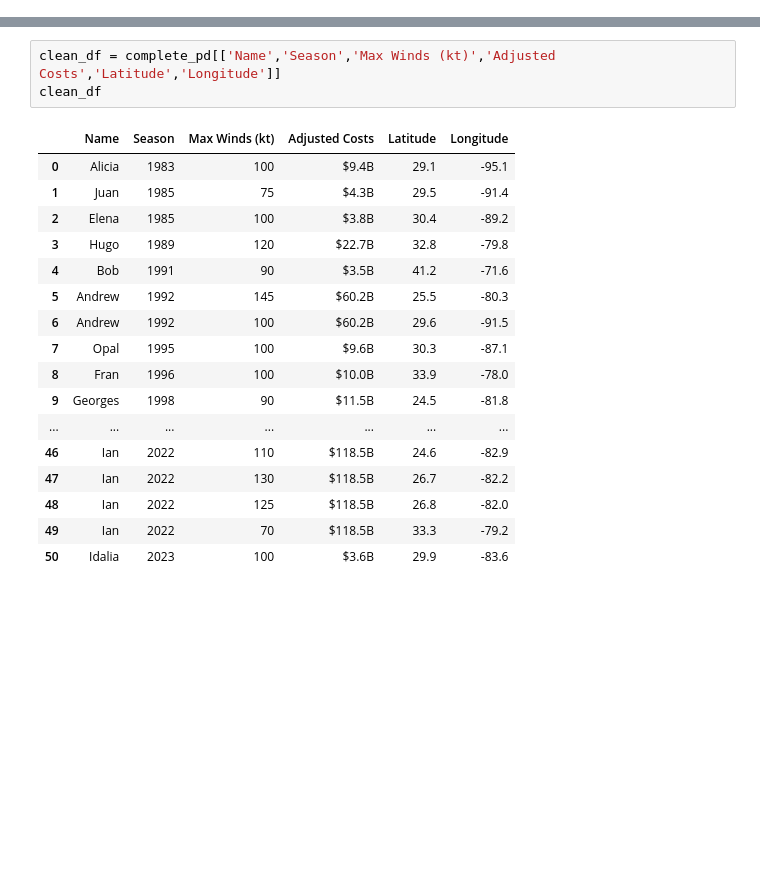
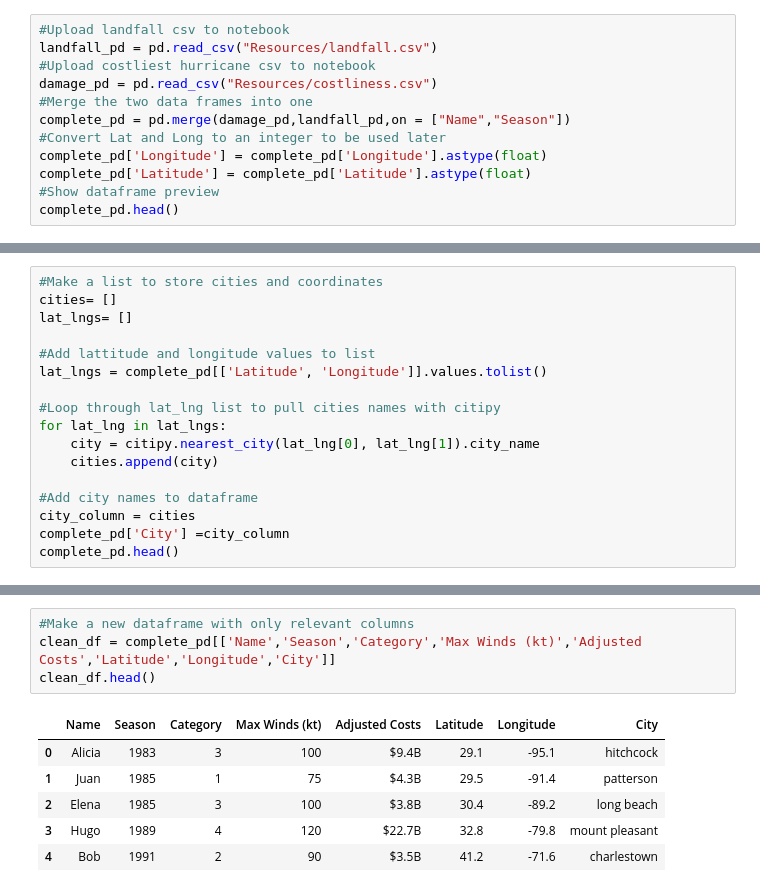
Before and after one commit to chrisadamsv/Dream-Team-Project1, a Jupyter notebook: Project_Data/Group 4 Project 1 MAIN.ipynb, the cells around one changed output, grey strips where cells are left out. Cells and saved outputs as stored; diff of their text form; blank space fills up the shorter version.

Commit message:
Updating repository with clean notebook.

```diff
--- a/Project_Data/Group 4 Project 1 MAIN.ipynb
+++ b/Project_Data/Group 4 Project 1 MAIN.ipynb
@@ -52,0 +15,12 @@ complete_pd
+# %%
+#Upload landfall csv to notebook
+landfall_pd = pd.read_csv("Resources/landfall.csv")
+#Upload costliest hurricane csv to notebook
+damage_pd = pd.read_csv("Resources/costliness.csv")
+#Merge the two data frames into one
+complete_pd = pd.merge(damage_pd,landfall_pd,on = ["Name","Season"])
+#Convert Lat and Long to an integer to be used later
+complete_pd['Longitude'] = complete_pd['Longitude'].astype(float)
+complete_pd['Latitude'] = complete_pd['Latitude'].astype(float)
+#Show dataframe preview
+complete_pd.head()
@@ -52,0 +34,17 @@ complete_pd
+# %%
+#Make a list to store cities and coordinates
+cities= []
+lat_lngs= []
+
+#Add lattitude and longitude values to list
+lat_lngs = complete_pd[['Latitude', 'Longitude']].values.tolist()
+
+#Loop through lat_lng list to pull cities names with citipy
+for lat_lng in lat_lngs:
+    city = citipy.nearest_city(lat_lng[0], lat_lng[1]).city_name
+    cities.append(city)
+
+#Add city names to dataframe
+city_column = cities
+complete_pd['City'] =city_column
+complete_pd.head()
@@ -53,21 +58,11 @@ complete_pd
 # %%
-clean_df = complete_pd[['Name','Season','Max Winds (kt)','Adjusted Costs','Latitude','Longitude']]
-clean_df
+#Make a new dataframe with only relevant columns
+clean_df = complete_pd[['Name','Season','Category','Max Winds (kt)','Adjusted Costs','Latitude','Longitude','City']]
+clean_df.head()
 # %% [output]
-|  | Name | Season | Max Winds (kt) | Adjusted Costs | Latitude | Longitude |
-| 0 | Alicia | 1983 | 100 | $9.4B | 29.1 | -95.1 |
-| 1 | Juan | 1985 | 75 | $4.3B | 29.5 | -91.4 |
-| 2 | Elena | 1985 | 100 | $3.8B | 30.4 | -89.2 |
-| 3 | Hugo | 1989 | 120 | $22.7B | 32.8 | -79.8 |
-| 4 | Bob | 1991 | 90 | $3.5B | 41.2 | -71.6 |
-| 5 | Andrew | 1992 | 145 | $60.2B | 25.5 | -80.3 |
-| 6 | Andrew | 1992 | 100 | $60.2B | 29.6 | -91.5 |
-| 7 | Opal | 1995 | 100 | $9.6B | 30.3 | -87.1 |
-| 8 | Fran | 1996 | 100 | $10.0B | 33.9 | -78.0 |
-| 9 | Georges | 1998 | 90 | $11.5B | 24.5 | -81.8 |
-| ... | ... | ... | ... | ... | ... | ... |
-| 46 | Ian | 2022 | 110 | $118.5B | 24.6 | -82.9 |
-| 47 | Ian | 2022 | 130 | $118.5B | 26.7 | -82.2 |
-| 48 | Ian | 2022 | 125 | $118.5B | 26.8 | -82.0 |
-| 49 | Ian | 2022 | 70 | $118.5B | 33.3 | -79.2 |
-| 50 | Idalia | 2023 | 100 | $3.6B | 29.9 | -83.6 |
+|  | Name | Season | Category | Max Winds (kt) | Adjusted Costs | Latitude | Longitude | City |
+| 0 | Alicia | 1983 | 3 | 100 | $9.4B | 29.1 | -95.1 | hitchcock |
+| 1 | Juan | 1985 | 1 | 75 | $4.3B | 29.5 | -91.4 | patterson |
+| 2 | Elena | 1985 | 3 | 100 | $3.8B | 30.4 | -89.2 | long beach |
+| 3 | Hugo | 1989 | 4 | 120 | $22.7B | 32.8 | -79.8 | mount pleasant |
+| 4 | Bob | 1991 | 2 | 90 | $3.5B | 41.2 | -71.6 | charlestown |
```
Also changed, not shown: parts of 8 cells of this notebook, 6 other files.
